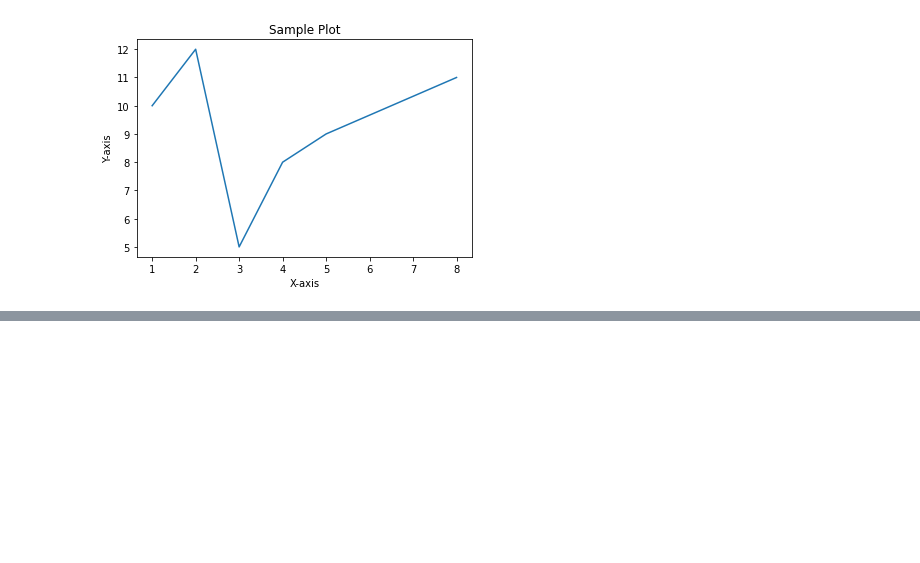
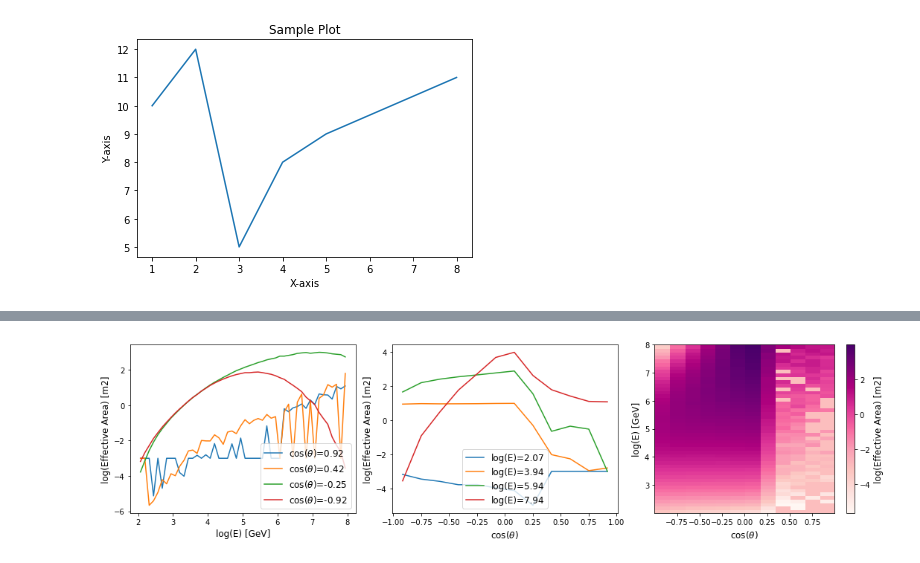
Before and after one commit to KM3NeT/km3irf, a Jupyter notebook: use_cases/tests.ipynb, the cells around one changed output, grey strips where cells are left out. Saved outputs shown, nothing was run; the diff lists cells and outputs as text; code cells hidden in the pictures; blank space fills up the shorter version.

```diff
--- a/use_cases/tests.ipynb
+++ b/use_cases/tests.ipynb
@@ -45,0 +51,5 @@ km3irf.__version__
+# %%
+aeff = km3irf.utils.DrawAeff(aeff_path=join(km3irf.utils.data_dir, "aeff.fits"))
+aeff.peek()
+# %% [output]
+[figure, added]
```
Also changed, not shown: parts of 2 cells of this notebook, 4 other files.
